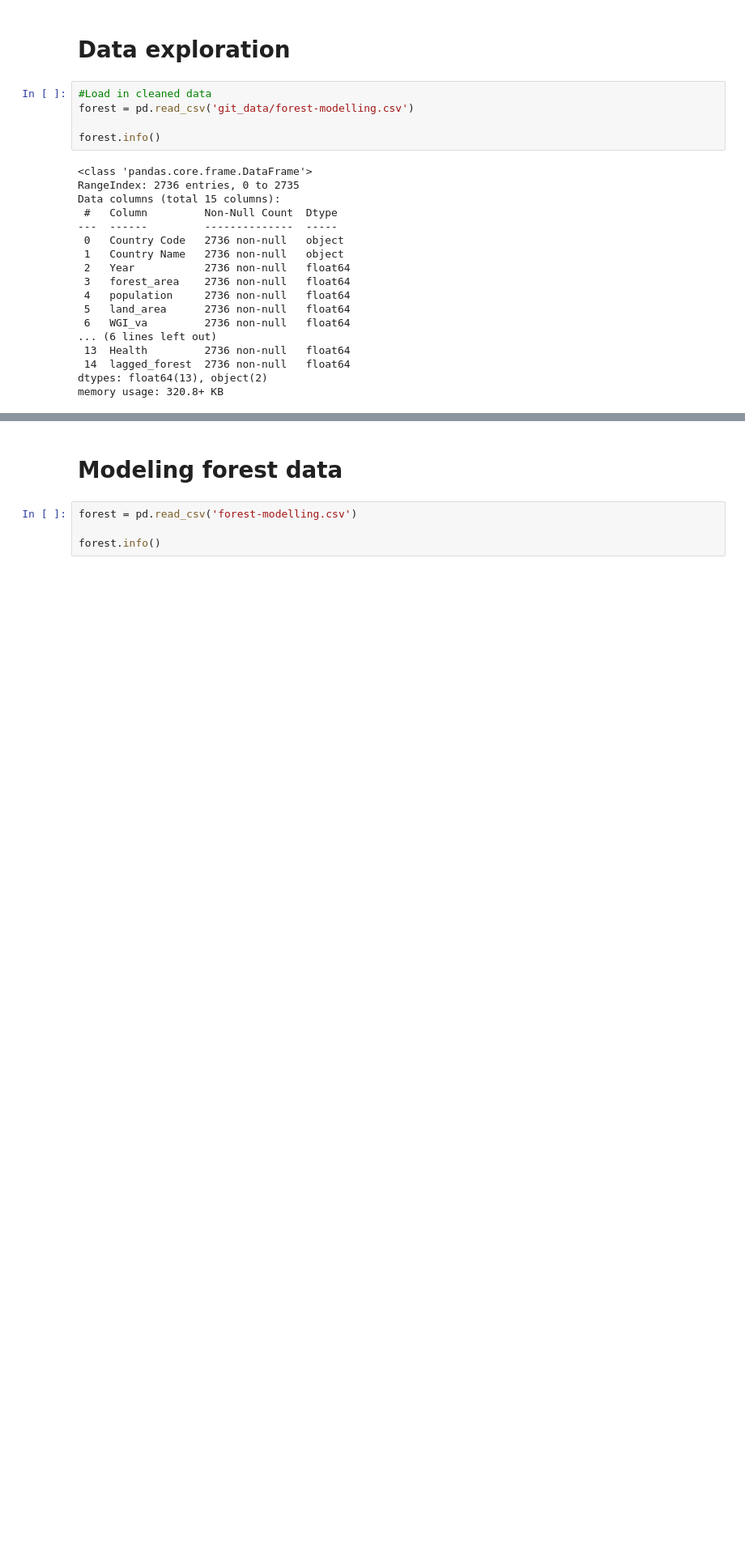
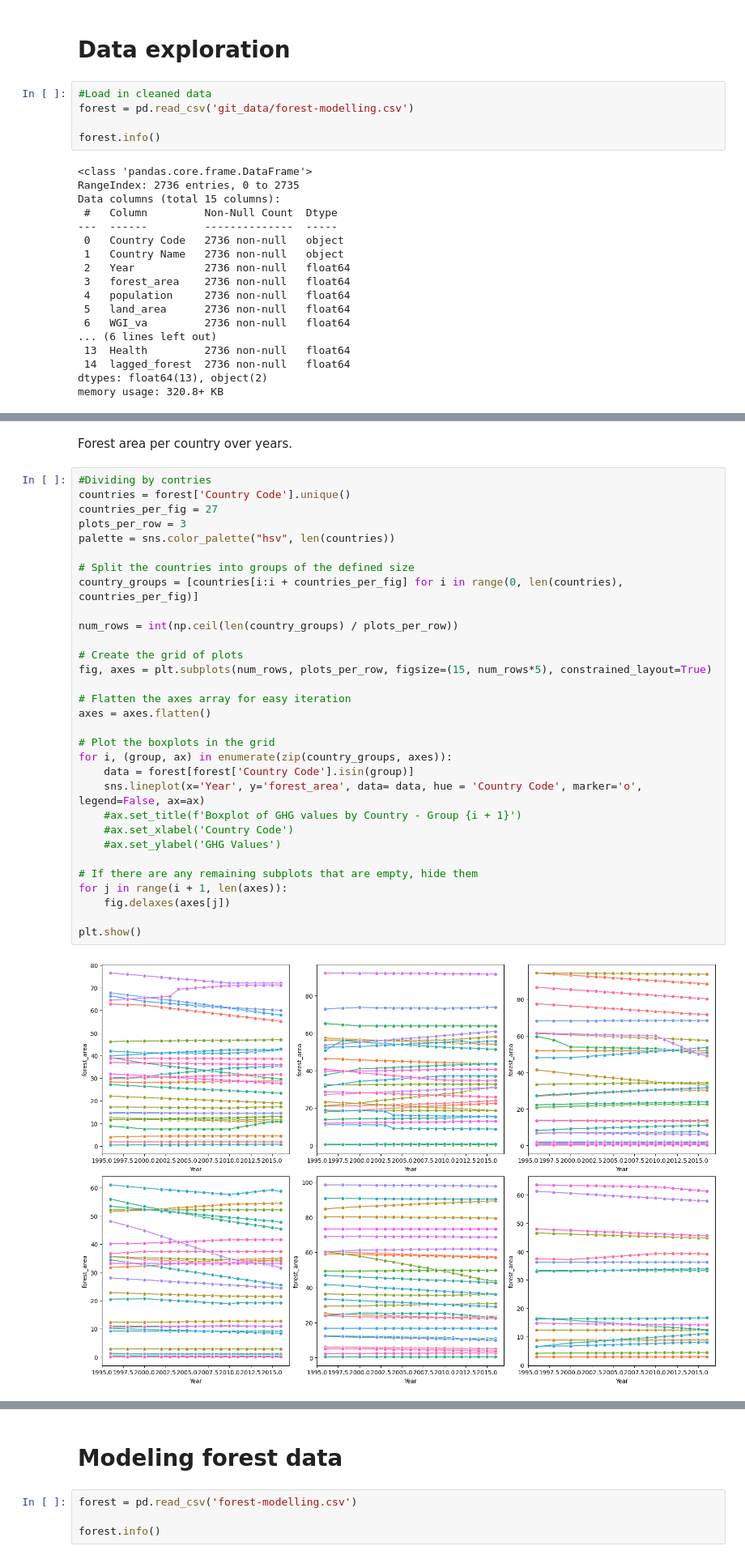
Before and after one commit to marcbarc19/DataScienceExam, a Jupyter notebook: forest-modelling.ipynb, the cells around one changed output, grey strips where cells are left out. Shown at 81% size. Drawn from its saved outputs; the diff is of its cells as text; blank space fills up the shorter version.

```diff
--- a/forest-modelling.ipynb
+++ b/forest-modelling.ipynb
@@ -543,0 +546,35 @@ memory usage: 320.8+ KB
+# %% [markdown]
+Forest area per country over years.
+# %%
+#Dividing by contries
+countries = forest['Country Code'].unique()
+countries_per_fig = 27
+plots_per_row = 3
+palette = sns.color_palette("hsv", len(countries))
+
+# Split the countries into groups of the defined size
+country_groups = [countries[i:i + countries_per_fig] for i in range(0, len(countries), countries_per_fig)]
+
+num_rows = int(np.ceil(len(country_groups) / plots_per_row))
+
+# Create the grid of plots
+fig, axes = plt.subplots(num_rows, plots_per_row, figsize=(15, num_rows*5), constrained_layout=True)
+
+# Flatten the axes array for easy iteration
+axes = axes.flatten()
+
+# Plot the boxplots in the grid
+for i, (group, ax) in enumerate(zip(country_groups, axes)):
+    data = forest[forest['Country Code'].isin(group)]
+    sns.lineplot(x='Year', y='forest_area', data= data, hue = 'Country Code', marker='o', legend=False, ax=ax)
+    #ax.set_title(f'Boxplot of GHG values by Country - Group {i + 1}')
+    #ax.set_xlabel('Country Code')
+    #ax.set_ylabel('GHG Values')
+
+# If there are any remaining subplots that are empty, hide them
+for j in range(i + 1, len(axes)):
+    fig.delaxes(axes[j])
+
+plt.show()
+# %% [output]
+[figure, added]
```
Also changed, not shown: parts of 26 cells of this notebook, 1 other file.
